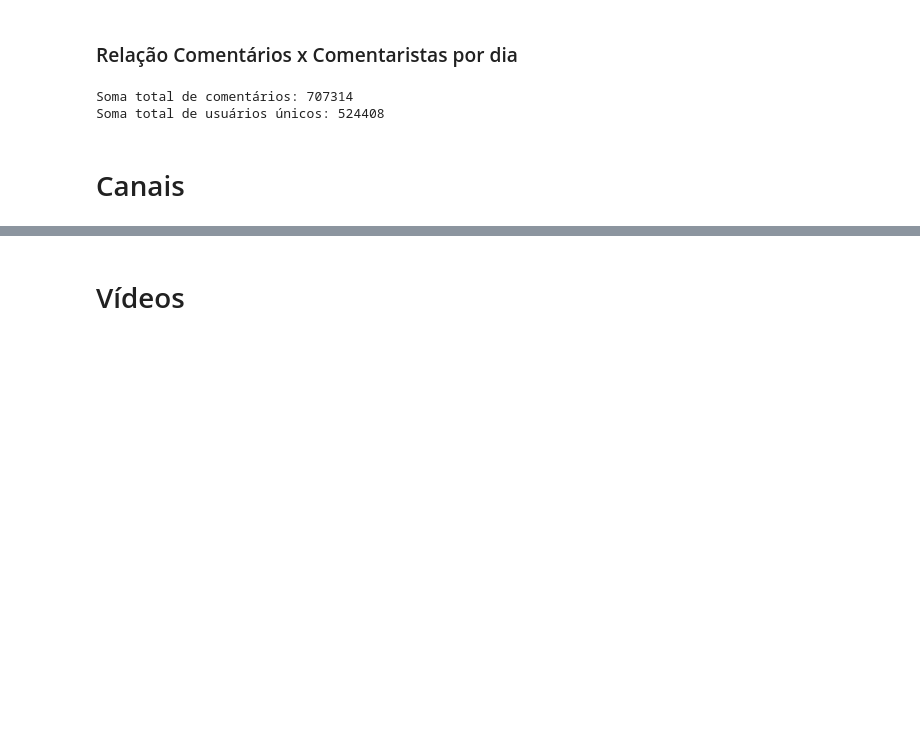
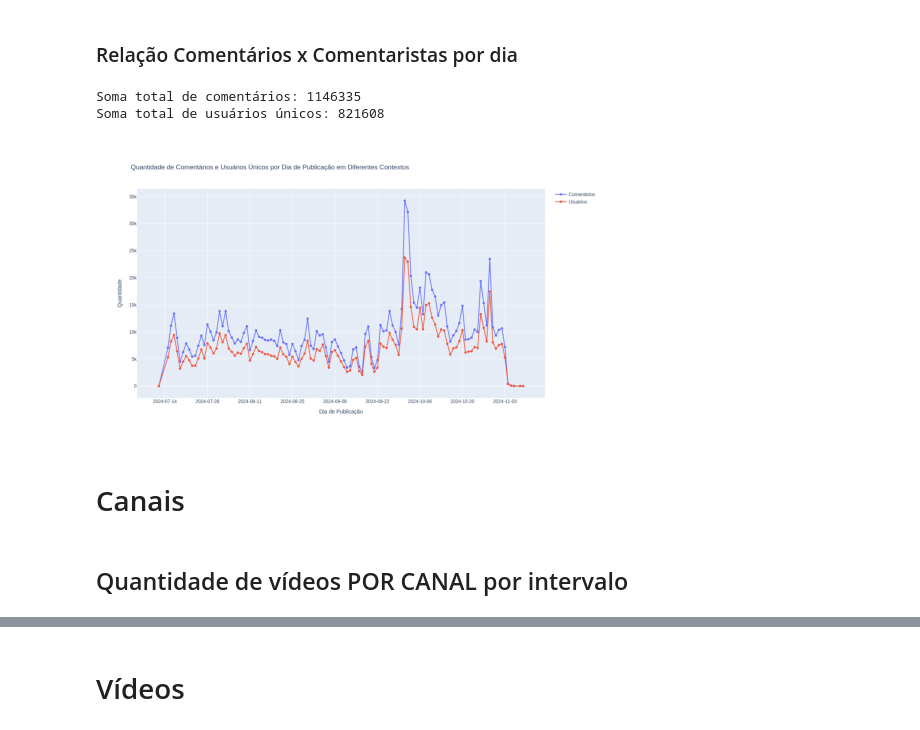
Before and after one commit to VictorHugoMartins/israel_x_palestine_data_analysis, a Jupyter notebook: views.ipynb, the cells around one changed output, grey strips where cells are left out. Drawn from its saved outputs; the diff is of its cells as text; code cells hidden in the pictures; blank space fills up the shorter version.

```diff
--- a/views.ipynb
+++ b/views.ipynb
@@ -290,33 +287,5 @@ Soma total de vídeos únicos entre todos os países: 2031
 # %% [markdown]
 ### Relação Comentários x Comentaristas por dia
-# %%
-import plotly.graph_objects as go
-from IPython.display import Image
-import os
-
-# Instalar o Kaleido se necessário (para exportação de imagens)
-!pip install -q kaleido
-
-def save_plot_as_image(fig, file_path):
-    """
-    Salva o gráfico gerado como uma imagem estática (PNG).
-
-    Parâmetros:
-    - fig: O objeto figura Plotly.
-    - file_path: Caminho onde a imagem será salva.
-    """
-    # Salva a imagem como PNG
-    fig.write_image(file_path)
-
-def display_image(file_path):
-    """
-    Exibe a imagem salva em um arquivo no Colab.
-
-    Parâmetros:
-    - file_path: Caminho do arquivo de imagem a ser exibido.
-    """
-    # Exibe a imagem diretamente no Colab
-    return Image(filename=file_path)
 # %%
 import pandas as pd
 import plotly.graph_objects as go
@@ -379,40 +348,38 @@ def plot_multiple_metrics_per_day(countries_data, date_column='published_at'):
         fig.add_trace(go.Scatter(
             x=users_per_day['published_at'],
             y=users_per_day['count'],
             mode='lines+markers',
             name=f"Usuários"
         ))
 
     # Imprime as somas totais
     print(f"Soma total de comentários: {total_comments}")
     # print(f"Soma total de vídeos únicos: {total_videos}")
     print(f"Soma total de usuários únicos: {total_users}")
 
     # Configurações do layout compartilhado
     fig.update_layout(
         title='Quantidade de Comentários e Usuários Únicos por Dia de Publicação em Diferentes Contextos',
         xaxis_title='Dia de Publicação',
         yaxis_title='Quantidade',
         xaxis_tickformat="%Y-%m-%d"
     )
 
-    # Caminho para salvar a imagem
-    image_path = "/content/plot_image.png"  # Colab usa "/content" para salvar arquivos
-
     # Salva o gráfico como uma imagem
-    save_plot_as_image(fig, image_path)
-
-    # Exibe a imagem
+    image_path = save_plot_as_image(fig, directory_path)
     display_image(image_path)
 
     # Exibe o gráfico
     # fig.show()
 
 
 # Chamada da função
 plot_multiple_metrics_per_day(countries_data)
 # %% [output]
-Soma total de comentários: 707314
-Soma total de usuários únicos: 524408
+Soma total de comentários: 1146335
+Soma total de usuários únicos: 821608
+[figure, added]
 # %% [markdown]
 # Canais
+# %% [markdown]
+## Quantidade de vídeos POR CANAL por intervalo
```
Also changed, not shown: parts of 49 cells of this notebook.
